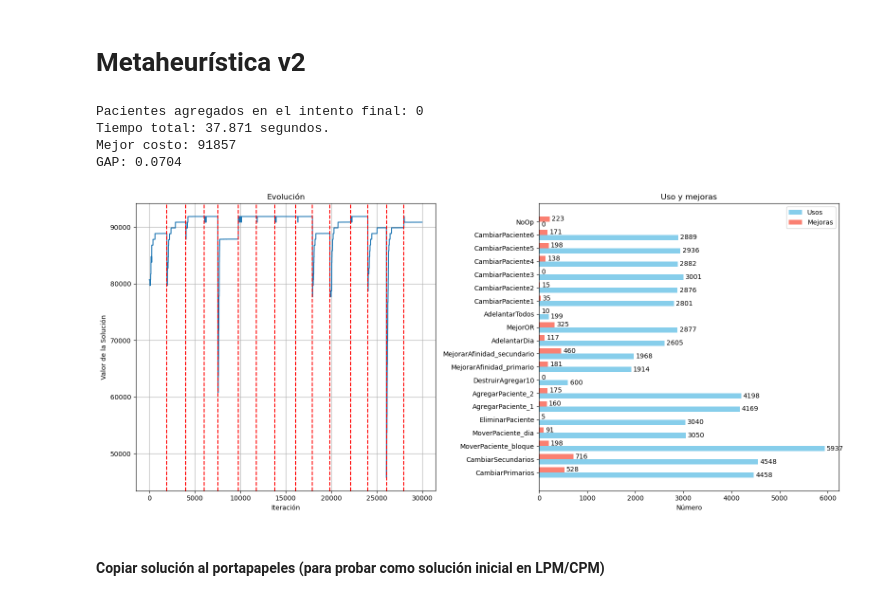
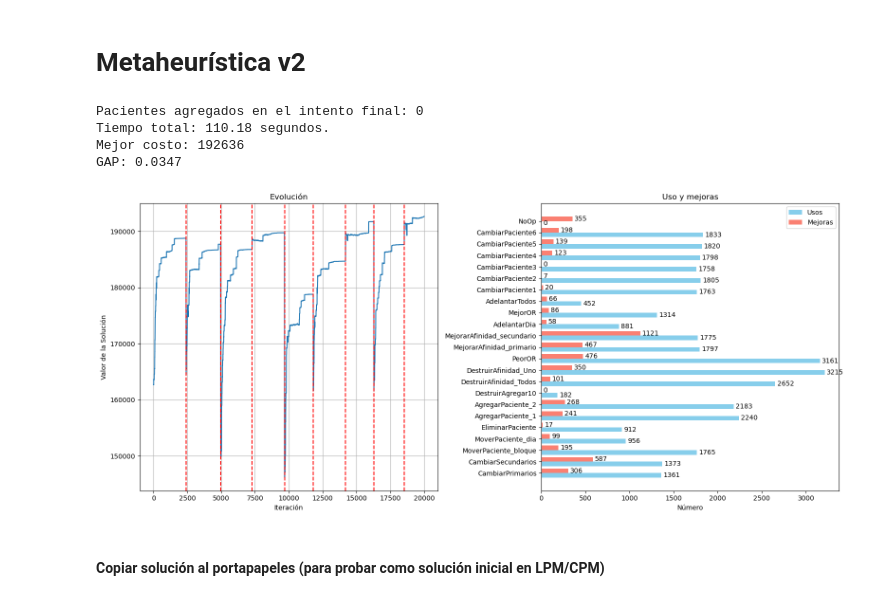
Before and after one commit to Franri3008/Tesis, a Jupyter notebook: notebooks/DEAP_Surgeries.ipynb, the cells around one changed output. Drawn from its saved outputs; the diff is of its cells as text; code cells hidden in the pictures.

Commit message:
GIGA PUSH
CambiarPaciente5, DestruirAfinidad_Todos, DestruirAfinidad_Uno, PeorOR, BusqTemp

```diff
--- a/notebooks/DEAP_Surgeries.ipynb
+++ b/notebooks/DEAP_Surgeries.ipynb
@@ -1909,7 +1524,10 @@ from perturbations import (
     EliminarPaciente,
     AgregarPaciente_1,
     AgregarPaciente_2,
-    DestruirAgregar10
+    DestruirAgregar10,
+    DestruirAfinidad_Todos,
+    DestruirAfinidad_Uno,
+    PeorOR
 )
 
 import localsearches
@@ -2301,11 +1919,13 @@ def metaheuristic(inicial, max_iter=50, destruct=200, temp_inicial=500.0, alpha=
 
     # [counts, improves, prob]
     metadata_pert = {"CambiarPrimarios": [0, 0, 15], "CambiarSecundarios": [0, 0, 15], "MoverPaciente_bloque": [0, 0, 20], "MoverPaciente_dia": [0, 0, 10],
-              "EliminarPaciente": [0, 0, 10], "AgregarPaciente_1": [0, 0, 14], "AgregarPaciente_2": [0, 0, 14], "DestruirAgregar10": [0, 0, 2]};
+              "EliminarPaciente": [0, 0, 10], "AgregarPaciente_1": [0, 0, 24], "AgregarPaciente_2": [0, 0, 24], "DestruirAgregar10": [0, 0, 2],
+              "DestruirAfinidad_Todos": [0, 0, 30], "DestruirAfinidad_Uno": [0, 0, 35], "PeorOR": [0, 0, 35]}
+
     metadata_search = {"MejorarAfinidad_primario": [0, 0, 20], "MejorarAfinidad_secundario": [0, 0, 20],
-                       "AdelantarDia": [0, 0, 29], "MejorOR": [0, 0, 29], "AdelantarTodos": [0, 0, 2],
-                       "CambiarPaciente1": [0, 0, 30], "CambiarPaciente2": [0, 0, 30], "CambiarPaciente3": [0, 0, 30],
-                       "CambiarPaciente4": [0, 0, 30], "CambiarPaciente5": [0, 0, 30], "CambiarPaciente6": [0, 0, 30], "NoOp": [0, 0, 0]};
+                       "AdelantarDia": [0, 0, 10], "MejorOR": [0, 0, 15], "AdelantarTodos": [0, 0, 5],
+                       "CambiarPaciente1": [0, 0, 20], "CambiarPaciente2": [0, 0, 20], "CambiarPaciente3": [0, 0, 20],
+                       "CambiarPaciente4": [0, 0, 20], "CambiarPaciente5": [0, 0, 20], "CambiarPaciente6": [0, 0, 20], "NoOp": [0, 0, 0]};
 
     lista_evaluacion = [];
     lista_iteracion = [];
@@ -2446,40 +2066,41 @@ def metaheuristic(inicial, max_iter=50, destruct=200, temp_inicial=500.0, alpha=
 
     #mejor = reparar(mejor)
     num_asignados_antes = sum(1 for p in mejor[0] if p != -1);
+    mejor = AdelantarTodos(mejor, surgeon, second, OT, I, SP, AOR, dictCosts, nSlot, nDays, hablar=hablar)
     mejor = final_add_patients(mejor, VERSION=version);
     check_synchronized(mejor, OT, last_p, last_s) if synchro_check else None;
     #mejor = reparar(mejor)
     num_asignados_despues = sum(1 for p in mejor[0] if p != -1);
     print("Pacientes agregados en el intento final:", num_asignados_despues - num_asignados_antes)
     print("Último mejor costo:", EvalAllORs(mejor[0], VERSION=version)) if hablar else None;
     #graficar_solucion(mejor[0])
     return mejor, (lista_evaluacion, lista_iteracion, metadata_pert, metadata_search, reseteos)
 
 #----------------------------------------------
-random.seed(261)
+random.seed(262)
 #initial_sol = generar_solucion_inicial(VERSION=version, hablar=False)
 sys.path.append("../algorithm");
 import importlib
 import initial_solutions
 importlib.reload(initial_solutions);
 from initial_solutions import GRASP
 
 sol_inicial = GRASP(surgeon, second, patient, room, day, slot, AOR, I, dictCosts, nFichas, nSlot, SP, COIN, OT, alpha=0.2, modo=1, VERSION="C", hablar=False);
 
 tiempo_inicial = time.time()
-best_solution, stats = metaheuristic(sol_inicial, max_iter=30000, destruct=230, temp_inicial=850, alpha=0.995, elite_size=3, prob_elite=0.30, synchro_check=True, hablar=0)
+best_solution, stats = metaheuristic(sol_inicial, max_iter=20000, destruct=100, temp_inicial=680, alpha=0.997, elite_size=4, prob_elite=0.30, synchro_check=True, hablar=0)
 
 print("Tiempo total:", round(time.time() - tiempo_inicial, 3), "segundos.")
 print("Mejor costo:", EvalAllORs(best_solution[0], VERSION=version));
 print("GAP:", str(1 - EvalAllORs(best_solution[0], VERSION=version) / bks)[:6]);
 
 PlotStats(stats[0], stats[1], stats[2], stats[3], stats[4])
 # %% [output]
 Pacientes agregados en el intento final: 0
-Tiempo total: 37.871 segundos.
-Mejor costo: 91857
-GAP: 0.0704
+Tiempo total: 110.18 segundos.
+Mejor costo: 192636
+GAP: 0.0347
-[figure, old version]
+[figure, new version]
 # %% [markdown]
 #### Copiar solución al portapapeles (para probar como solución inicial en LPM/CPM)
 # %%
```
Also changed, not shown: parts of 12 cells of this notebook, 40 other files.
